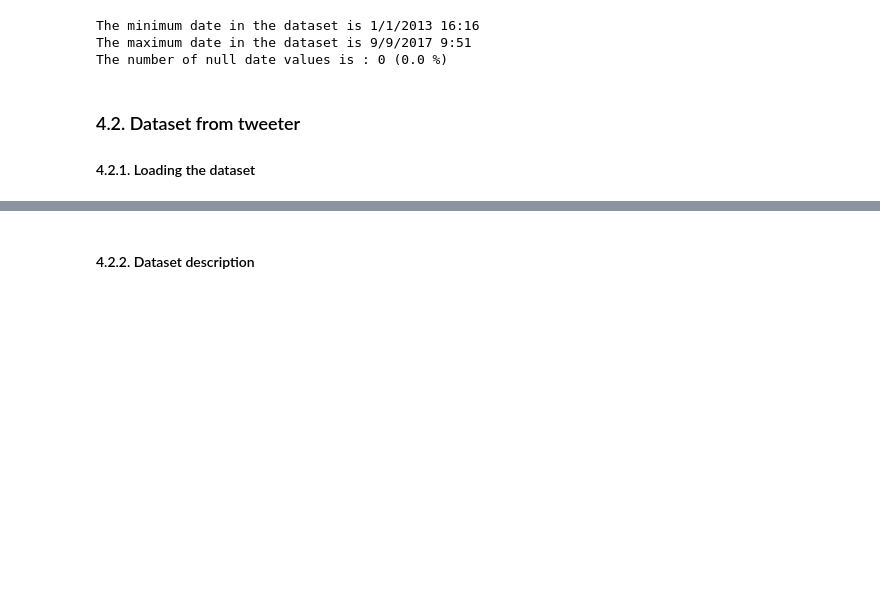
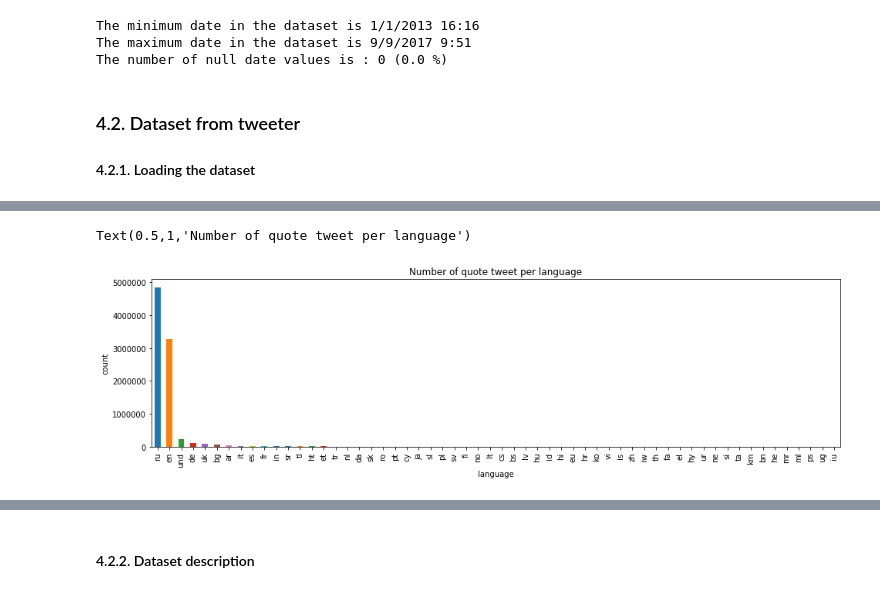
Before and after one commit to journeadrien/Project, a Jupyter notebook: python_code/project.ipynb, the cells around one changed output, grey strips where cells are left out. Cells and saved outputs as stored; diff of their text form; code cells hidden in the pictures; blank space fills up the shorter version.

```diff
--- a/python_code/project.ipynb
+++ b/python_code/project.ipynb
@@ -57,7 +57,7 @@ The datasets are available at the follwing URL :
 
 #### 4.1.1. Loading the dataset
 # %%
-PATH_DATA = "../../data"
+PATH_DATA = "../data"
 # %%
 filenames = glob.glob(os.path.join(PATH_DATA, "IRAhandle_tweets_*.csv"))
 kaggle_df = pd.concat((pd.read_csv(f) for f in filenames))
@@ -286,3 +286,21 @@ The number of null date values is : 0 (0.0 %)
 ### 4.2. Dataset from tweeter
 
 #### 4.2.1. Loading the dataset
+# %%
+user_df = pd.read_csv(PATH_DATA + '/rus_troll_user.csv')
+metadata_df = pd.read_csv(PATH_DATA + '/rus_troll_tweet_metadata.csv')
+stats_df = pd.read_csv(PATH_DATA + '/rus_troll_tweet_stats.csv')
+text_df = pd.read_csv(PATH_DATA + '/rus_troll_tweet_text.csv')
+print('USER')
+print(user_df.columns.tolist())
+
+print('metadata')
+print(metadata_df.columns.tolist())
+
+print('stats')
+print(stats_df.columns.tolist())
+
+print('text')
+print(text_df.columns.tolist())
+print('The number of tweets are for metadata: %s, stats: %s, text: %s'%(metadata_df.shape[0],stats_df.shape[0],text_df.shape[0]))
+text_df.head()
@@ -288,0 +323,10 @@ The number of null date values is : 0 (0.0 %)
+# %%
+# Plot the number of quote tweet per language
+fig, ax = plt.subplots(1, 1, figsize=(16, 4))
+ax = text_df['tweet_language'].value_counts().plot.bar()
+ax.set_xlabel('language')
+ax.set_ylabel('count')
+ax.set_title('Number of quote tweet per language')
+# %% [output]
+Text(0.5,1,'Number of quote tweet per language')
+[figure, added]
```
Also changed, not shown: parts of 10 cells of this notebook, 1 other file.
